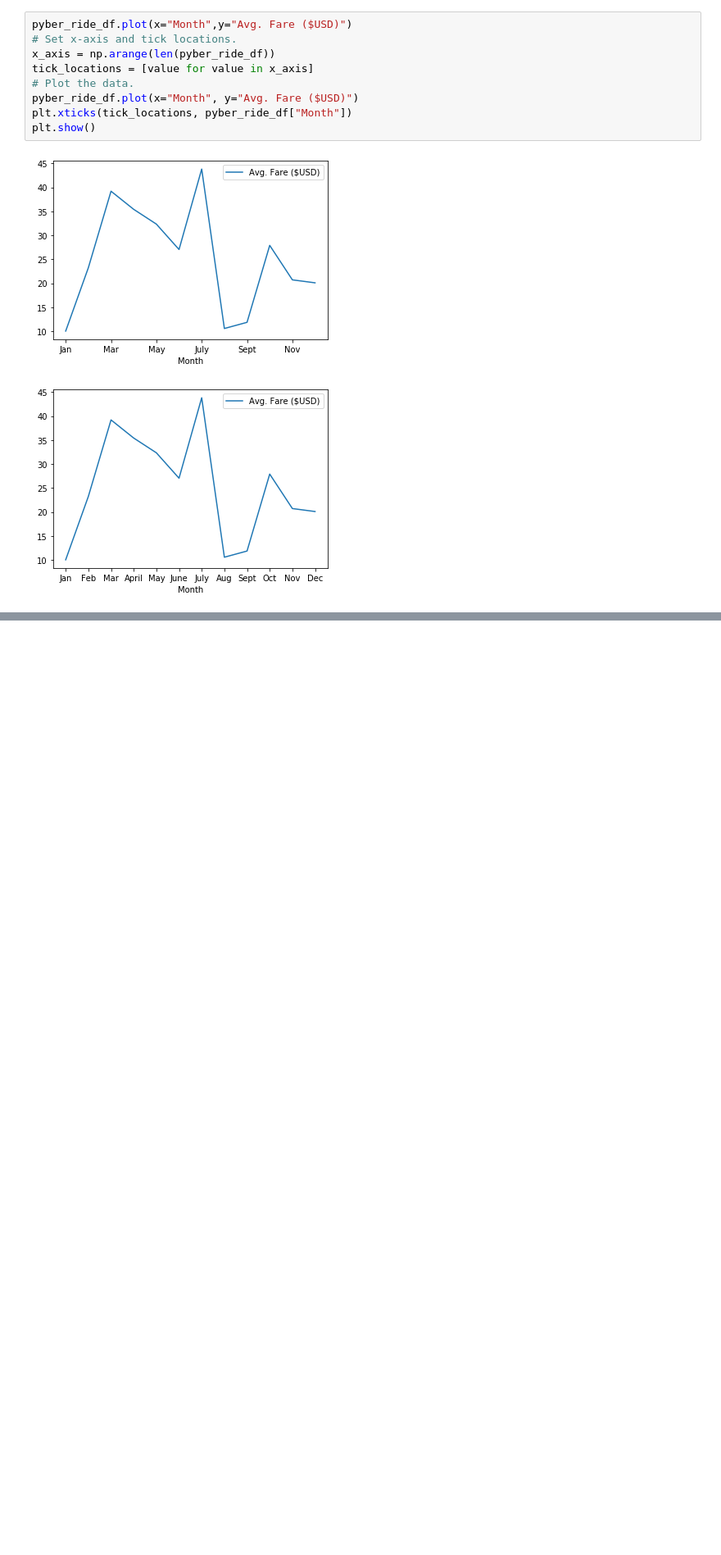
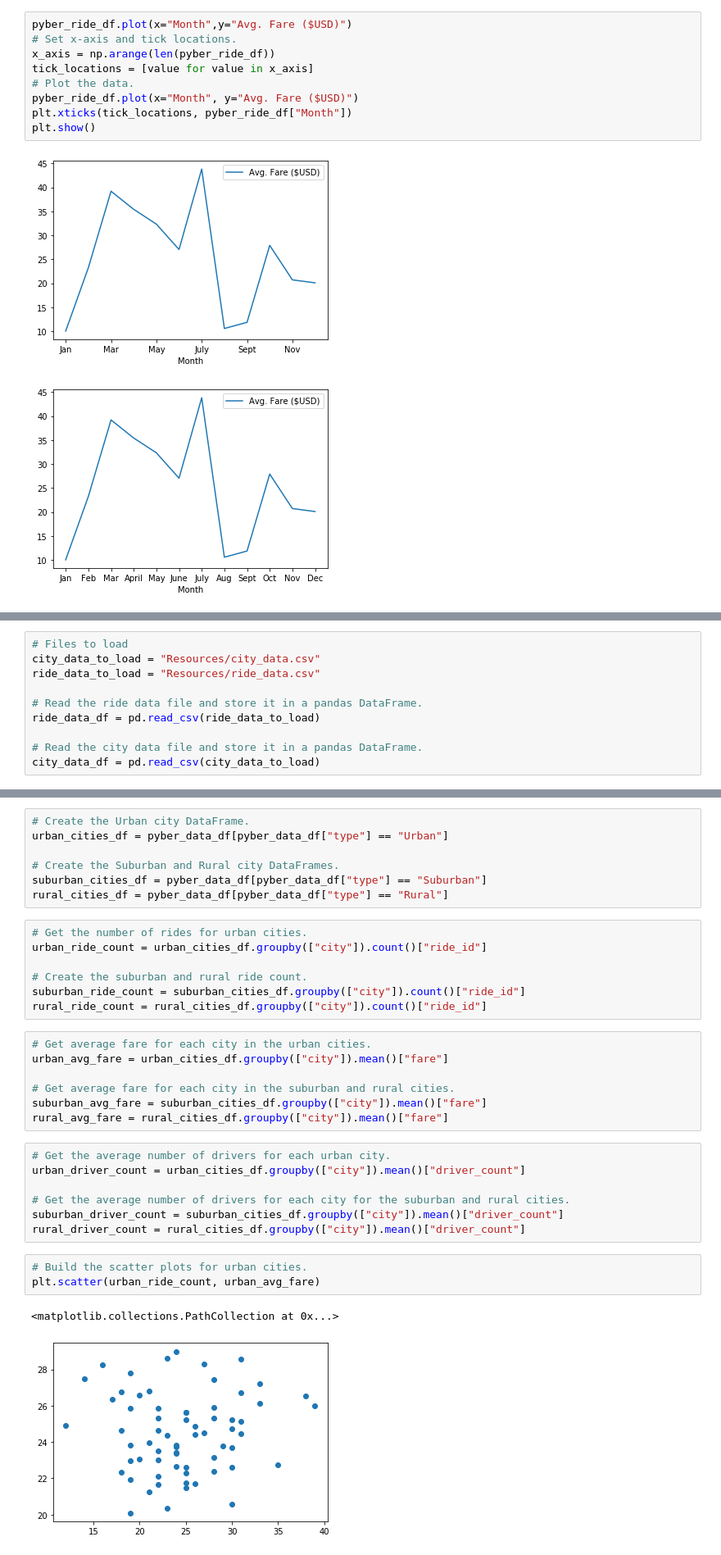
Before and after one commit to salomonlamas/PyBer_Analysis, a Jupyter notebook: PyBer.ipynb, the cells around one changed output, grey strips where cells are left out. Shown: that part at 82% size. Saved outputs shown, nothing was run; the diff lists cells and outputs as text; blank space fills up the shorter version.

Commit message:
Visualizing data

```diff
--- a/PyBer.ipynb
+++ b/PyBer.ipynb
@@ -40,3 +36,13 @@ ride_data_to_load = "Resources/ride_data.csv"
+# %%
+# Files to load
+city_data_to_load = "Resources/city_data.csv"
+ride_data_to_load = "Resources/ride_data.csv"
+
+# Read the ride data file and store it in a pandas DataFrame.
+ride_data_df = pd.read_csv(ride_data_to_load)
+
+# Read the city data file and store it in a pandas DataFrame.
+city_data_df = pd.read_csv(city_data_to_load)
 # %%
 # Combine the data into a single dataset
 pyber_data_df = pd.merge(ride_data_df, city_data_df, how="left", on=["city", "city"])
@@ -47,0 +59,34 @@ NameError: name 'ride_data_df' is not defined
+# %%
+# Create the Urban city DataFrame.
+urban_cities_df = pyber_data_df[pyber_data_df["type"] == "Urban"]
+
+# Create the Suburban and Rural city DataFrames.
+suburban_cities_df = pyber_data_df[pyber_data_df["type"] == "Suburban"]
+rural_cities_df = pyber_data_df[pyber_data_df["type"] == "Rural"]
+# %%
+# Get the number of rides for urban cities.
+urban_ride_count = urban_cities_df.groupby(["city"]).count()["ride_id"]
+
+# Create the suburban and rural ride count.
+suburban_ride_count = suburban_cities_df.groupby(["city"]).count()["ride_id"]
+rural_ride_count = rural_cities_df.groupby(["city"]).count()["ride_id"]
+# %%
+# Get average fare for each city in the urban cities.
+urban_avg_fare = urban_cities_df.groupby(["city"]).mean()["fare"]
+
+# Get average fare for each city in the suburban and rural cities.
+suburban_avg_fare = suburban_cities_df.groupby(["city"]).mean()["fare"]
+rural_avg_fare = rural_cities_df.groupby(["city"]).mean()["fare"]
+# %%
+# Get the average number of drivers for each urban city.
+urban_driver_count = urban_cities_df.groupby(["city"]).mean()["driver_count"]
+
+# Get the average number of drivers for each city for the suburban and rural cities.
+suburban_driver_count = suburban_cities_df.groupby(["city"]).mean()["driver_count"]
+rural_driver_count = rural_cities_df.groupby(["city"]).mean()["driver_count"]
+# %%
+# Build the scatter plots for urban cities.
+plt.scatter(urban_ride_count, urban_avg_fare)
+# %% [output]
+<matplotlib.collections.PathCollection at 0x...>
+[figure, added]
```
Also changed, not shown: parts of 7 cells of this notebook, 1 other file.
